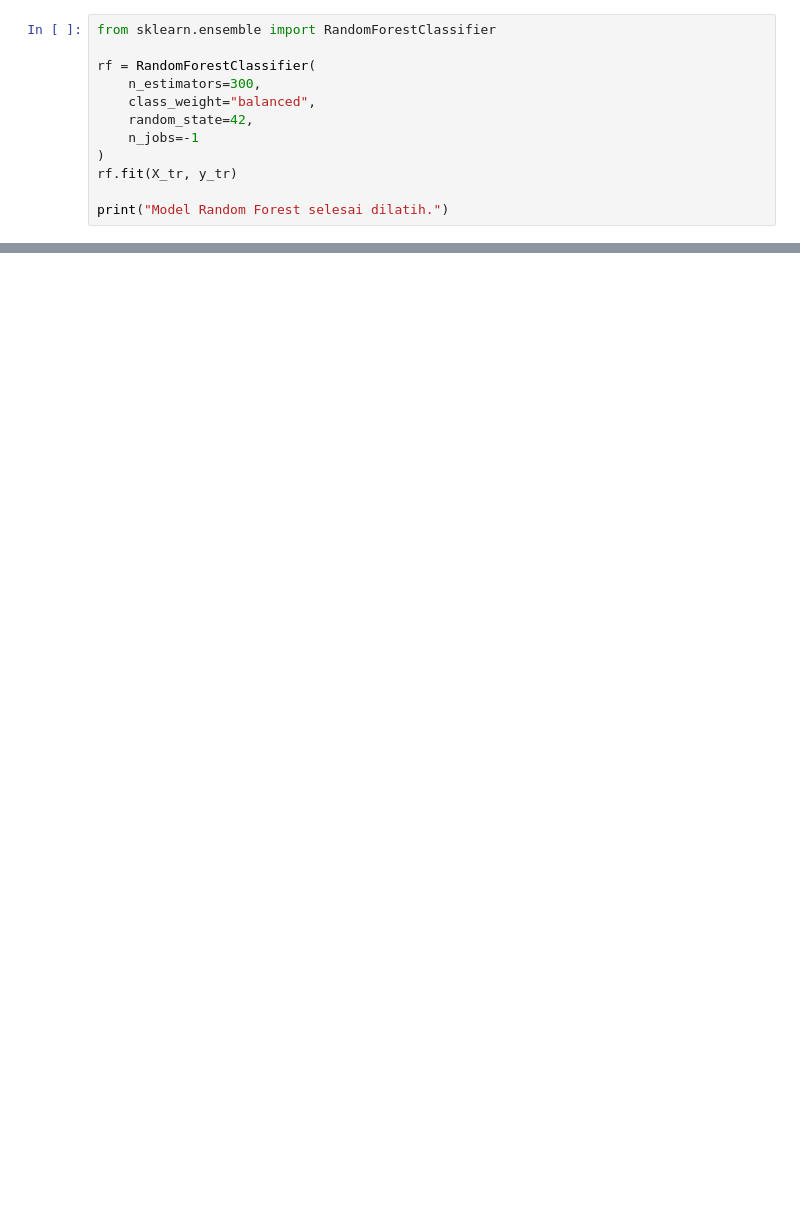
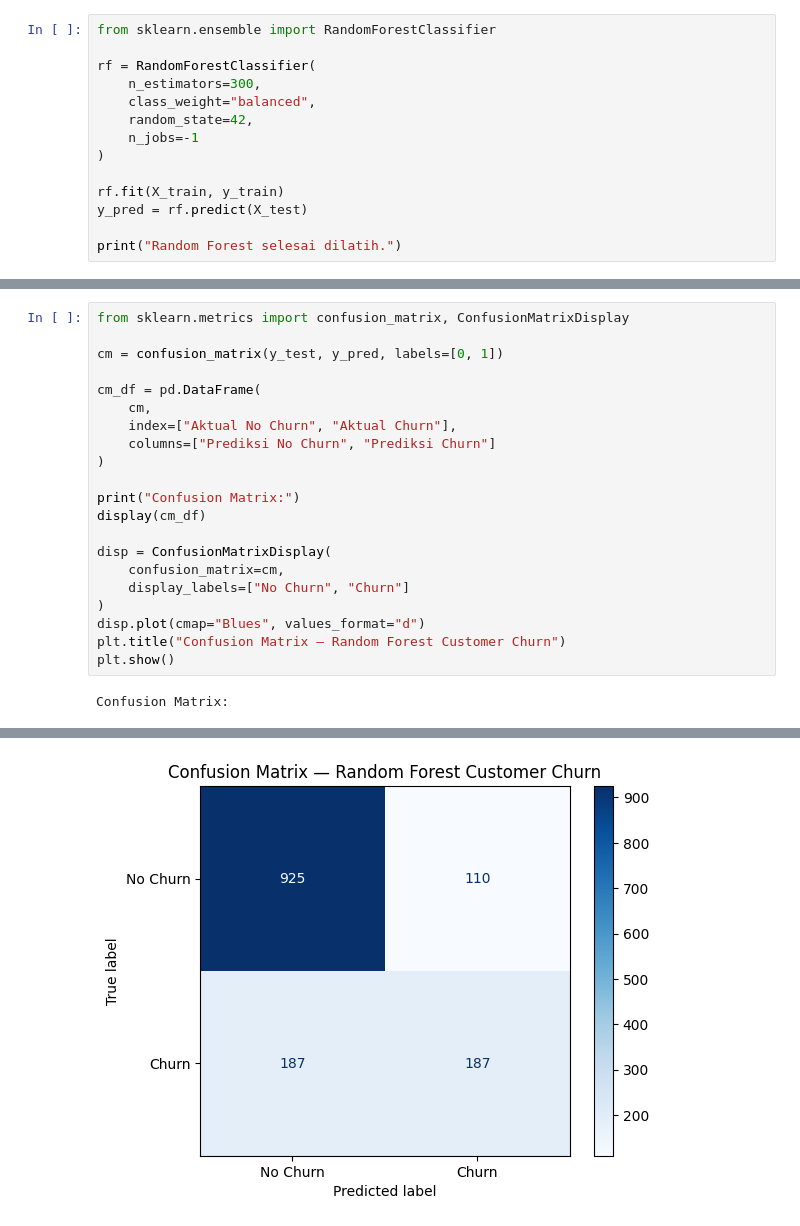
Before and after one commit to HakumenWorld/data-science-2026, a Jupyter notebook: Pertemuan10_Febi_Kristiana_240401010231.ipynb, the cells around one changed output, grey strips where cells are left out. Drawn from its saved outputs; the diff is of its cells as text; blank space fills up the shorter version.

```diff
--- a/Pertemuan10_Febi_Kristiana_240401010231.ipynb
+++ b/Pertemuan10_Febi_Kristiana_240401010231.ipynb
@@ -141,7 +155,9 @@ rf = RandomForestClassifier(
     random_state=42,
     n_jobs=-1
 )
-rf.fit(X_tr, y_tr)
 
-print("Model Random Forest selesai dilatih.")
+rf.fit(X_train, y_train)
+y_pred = rf.predict(X_test)
+
+print("Random Forest selesai dilatih.")
 # %% [output]
@@ -243,0 +167,23 @@ Dari aktivitas hands-on ini, kita telah mempelajari proses *end-to-end* untuk me
+# %%
+from sklearn.metrics import confusion_matrix, ConfusionMatrixDisplay
+
+cm = confusion_matrix(y_test, y_pred, labels=[0, 1])
+
+cm_df = pd.DataFrame(
+    cm,
+    index=["Aktual No Churn", "Aktual Churn"],
+    columns=["Prediksi No Churn", "Prediksi Churn"]
+)
+
+print("Confusion Matrix:")
+display(cm_df)
+
+disp = ConfusionMatrixDisplay(
+    confusion_matrix=cm,
+    display_labels=["No Churn", "Churn"]
+)
+disp.plot(cmap="Blues", values_format="d")
+plt.title("Confusion Matrix — Random Forest Customer Churn")
+plt.show()
+# %% [output]
+Confusion Matrix:
@@ -243,0 +193 @@ Dari aktivitas hands-on ini, kita telah mempelajari proses *end-to-end* untuk me
+[figure, added]
```
Also changed, not shown: parts of 31 cells of this notebook.
